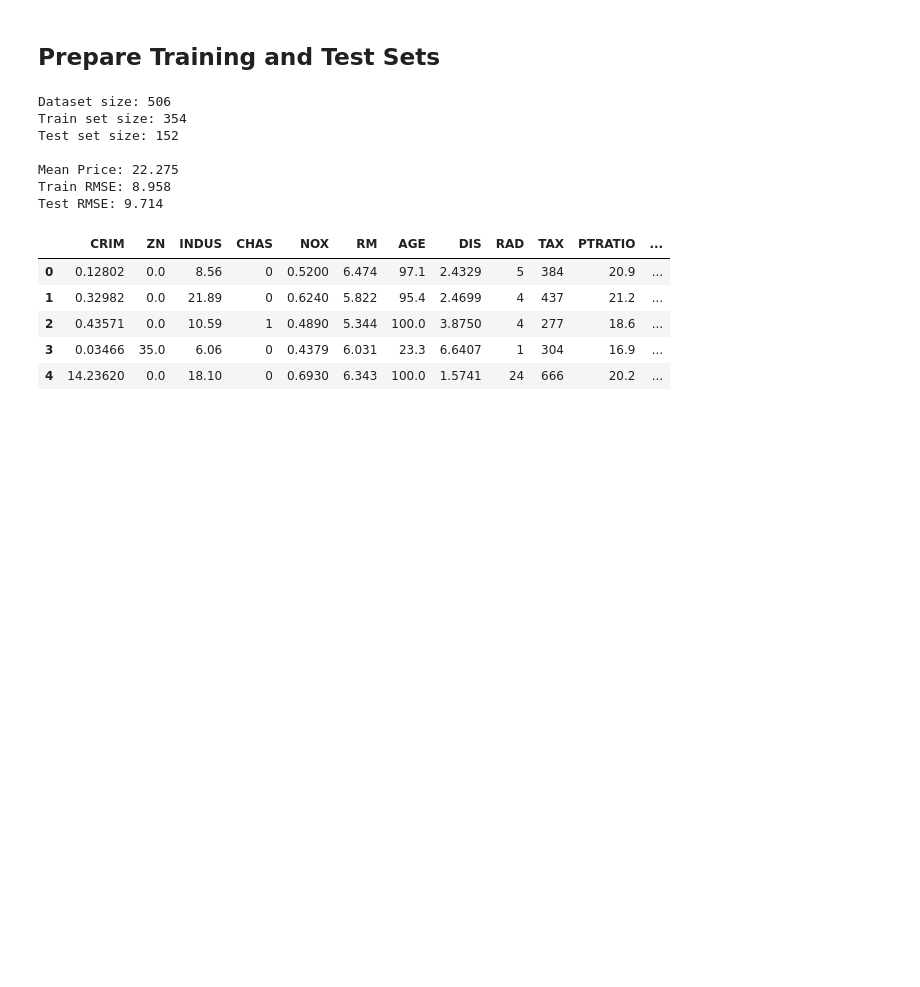
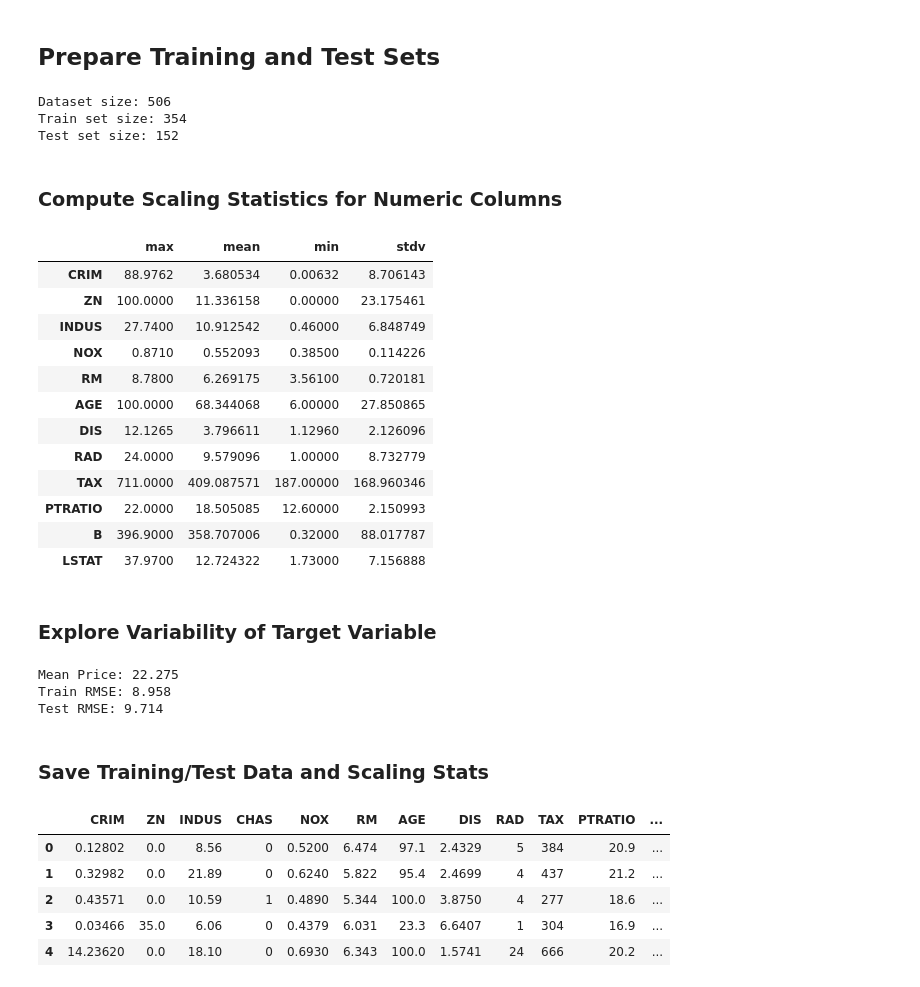
Before and after one commit to GoogleCloudPlatform/tf-estimator-tutorials, a Jupyter notebook: 01 - Regression/08.0 - TF Regression Example - Housing Price Estimation + Features Scaling.ipynb, the cells around one changed output. Drawn from its saved outputs; the diff is of its cells as text; code cells hidden in the pictures; blank space fills up the shorter version.

```diff
--- a/01 - Regression/08.0 - TF Regression Example - Housing Price Estimation + Features Scaling.ipynb
+++ b/01 - Regression/08.0 - TF Regression Example - Housing Price Estimation + Features Scaling.ipynb
@@ -142,27 +142,49 @@ for col_index in range(len(FEATURE_NAMES)-1):
 # %% [markdown]
 ## Prepare Training and Test Sets
+# %%
+DATA_SIZE = len(housing_dataset)
+
+print("Dataset size: {}".format(DATA_SIZE))
+
+train_data = housing_dataset.sample(frac=0.70, random_state = 19830610)
+test_data = housing_dataset[~housing_dataset.index.isin(train_data.index)]
+
+TRAIN_DATA_SIZE = len(train_data)
+TEST_DATA_SIZE = len(test_data)
+
+print("Train set size: {}".format(TRAIN_DATA_SIZE))
+print("Test set size: {}".format(TEST_DATA_SIZE))
+print("")
+# %% [output]
+Dataset size: 506
+Train set size: 354
+Test set size: 152
+# %% [markdown]
+### Compute Scaling Statistics for Numeric Columns
+# %%
+means = train_data[NUMERIC_FEATURE_NAMES].mean(axis=0)
+stdvs = train_data[NUMERIC_FEATURE_NAMES].std(axis=0)
+maxs = train_data[NUMERIC_FEATURE_NAMES].max(axis=0)
+mins = train_data[NUMERIC_FEATURE_NAMES].min(axis=0)
+df_stats = pd.DataFrame({"mean":means, "stdv":stdvs, "max":maxs, "min":mins})
+df_stats.head(15)
+# %% [output]
+|  | max | mean | min | stdv |
+| CRIM | 88.9762 | 3.680534 | 0.00632 | 8.706143 |
+| ZN | 100.0000 | 11.336158 | 0.00000 | 23.175461 |
+| INDUS | 27.7400 | 10.912542 | 0.46000 | 6.848749 |
+| NOX | 0.8710 | 0.552093 | 0.38500 | 0.114226 |
+| RM | 8.7800 | 6.269175 | 3.56100 | 0.720181 |
+| AGE | 100.0000 | 68.344068 | 6.00000 | 27.850865 |
+| DIS | 12.1265 | 3.796611 | 1.12960 | 2.126096 |
+| RAD | 24.0000 | 9.579096 | 1.00000 | 8.732779 |
+| TAX | 711.0000 | 409.087571 | 187.00000 | 168.960346 |
+| PTRATIO | 22.0000 | 18.505085 | 12.60000 | 2.150993 |
+| B | 396.9000 | 358.707006 | 0.32000 | 88.017787 |
+| LSTAT | 37.9700 | 12.724322 | 1.73000 | 7.156888 |
+# %% [markdown]
+### Explore Variability of Target Variable
 # %%
-DATA_SIZE = len(housing_dataset)
-
-print("Dataset size: {}".format(DATA_SIZE))
-
-train_data = housing_dataset.sample(frac=0.70, random_state = 19830610)
-test_data = housing_dataset[~housing_dataset.index.isin(train_data.index)]
-
-TRAIN_DATA_SIZE = len(train_data)
-TEST_DATA_SIZE = len(test_data)
-
-print("Train set size: {}".format(TRAIN_DATA_SIZE))
-print("Test set size: {}".format(TEST_DATA_SIZE))
-print("")
-
-means = train_data[NUMERIC_FEATURE_NAMES].mean(axis=0)
-stdvs = train_data[NUMERIC_FEATURE_NAMES].std(axis=0)
-maxs = train_data[NUMERIC_FEATURE_NAMES].max(axis=0)
-mins = train_data[NUMERIC_FEATURE_NAMES].min(axis=0)
-df_params = pd.DataFrame({"mean":means, "stdv":stdvs, "max":maxs, "min":mins})
-df_params.head(15)
-
 price_mean = train_data.MEDV.mean()
 train_rmse = np.sqrt(np.mean(np.square(train_data.MEDV - price_mean)))
 test_rmse = np.sqrt(np.mean(np.square(test_data.MEDV - price_mean)))
@@ -171,13 +193,11 @@ print("Mean Price: {}".format(round(price_mean,3)))
 print("Train RMSE: {}".format(round(train_rmse,3)))
 print("Test RMSE: {}".format(round(test_rmse,3)))
 # %% [output]
-Dataset size: 506
-Train set size: 354
-Test set size: 152
-
 Mean Price: 22.275
 Train RMSE: 8.958
 Test RMSE: 9.714
+# %% [markdown]
+### Save Training/Test Data and Scaling Stats
 # %%
 train_data.to_csv(path_or_buf="data/housing-train-01.csv", header=False, index=False)
 test_data.to_csv(path_or_buf="data/housing-test-01.csv", header=False, index=False)
```
Also changed, not shown: parts of 17 cells of this notebook, 1 other file.
